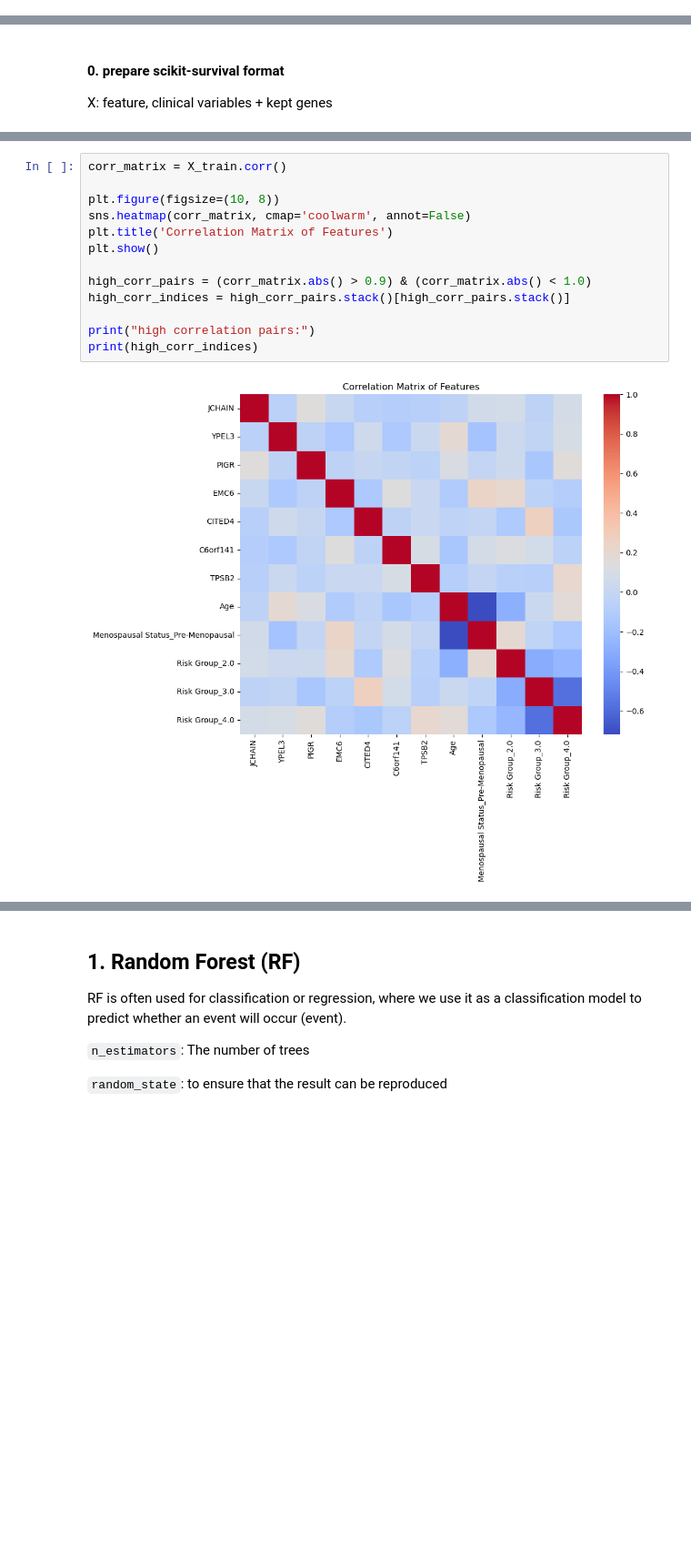
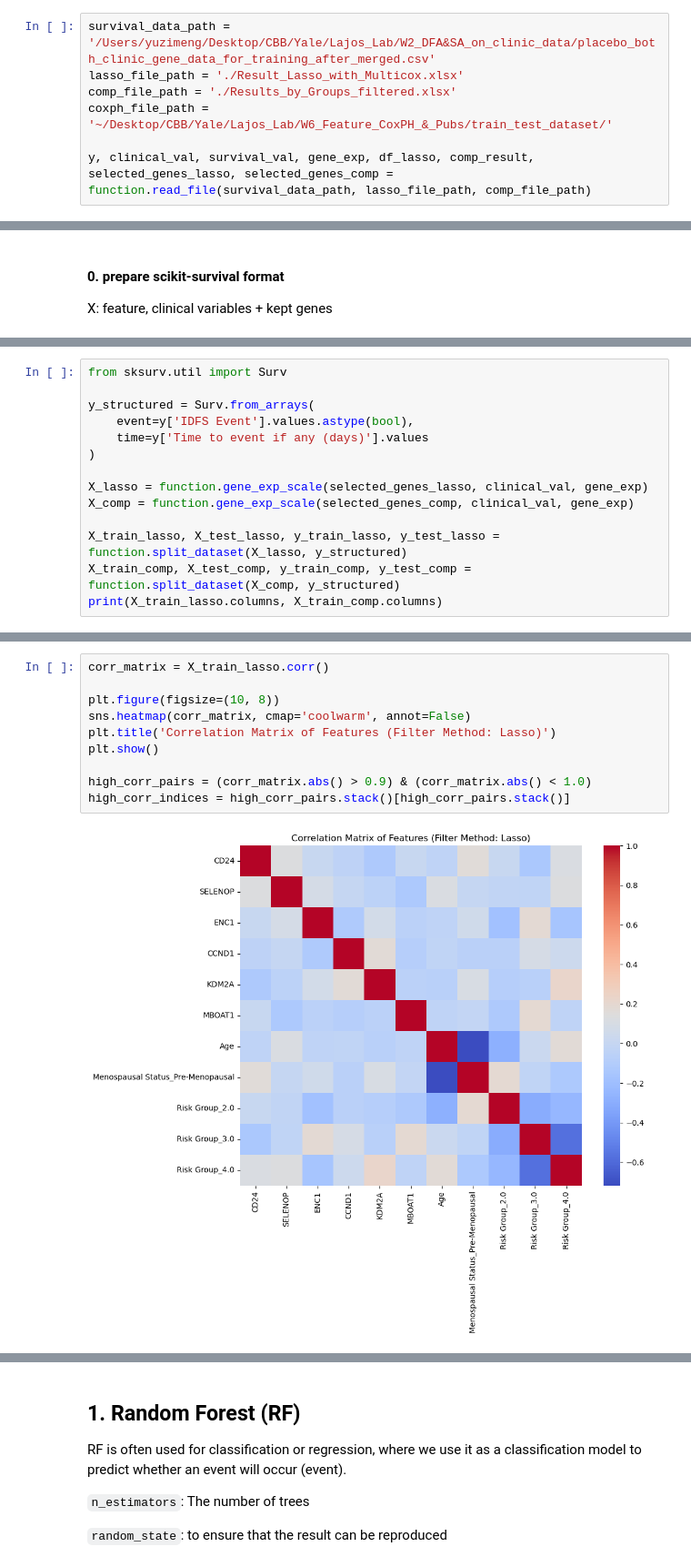
Before and after one commit to martina-yu/breast_cancer_research, a Jupyter notebook: W8_feature_Lasso_coxPH_Compare_two_groups/3.train_on_features.ipynb, the cells around one changed output, grey strips where cells are left out. Shown: that part at 91% size. Cells and saved outputs as stored; diff of their text form; blank space fills up the shorter version.

```diff
--- a/W8_feature_Lasso_coxPH_Compare_two_groups/3.train_on_features.ipynb
+++ b/W8_feature_Lasso_coxPH_Compare_two_groups/3.train_on_features.ipynb
@@ -94,0 +15,7 @@ sparsity is totally 6.476190476190475% among selected genes matrix
+# %%
+survival_data_path = '/Users/yuzimeng/Desktop/CBB/Yale/Lajos_Lab/W2_DFA&SA_on_clinic_data/placebo_both_clinic_gene_data_for_training_after_merged.csv'
+lasso_file_path = './Result_Lasso_with_Multicox.xlsx'
+comp_file_path = './Results_by_Groups_filtered.xlsx'
+coxph_file_path = '~/Desktop/CBB/Yale/Lajos_Lab/W6_Feature_CoxPH_&_Pubs/train_test_dataset/'
+
+y, clinical_val, survival_val, gene_exp, df_lasso, comp_result, selected_genes_lasso, selected_genes_comp = function.read_file(survival_data_path, lasso_file_path, comp_file_path)
@@ -207,0 +44,14 @@ df_y.to_csv(f'df_y_Lasso.csv', index=False)
+# %%
+from sksurv.util import Surv
+
+y_structured = Surv.from_arrays(
+    event=y['IDFS Event'].values.astype(bool),
+    time=y['Time to event if any (days)'].values
+)
+
+X_lasso = function.gene_exp_scale(selected_genes_lasso, clinical_val, gene_exp)
+X_comp = function.gene_exp_scale(selected_genes_comp, clinical_val, gene_exp)
+
+X_train_lasso, X_test_lasso, y_train_lasso, y_test_lasso = function.split_dataset(X_lasso, y_structured)
+X_train_comp, X_test_comp, y_train_comp, y_test_comp = function.split_dataset(X_comp, y_structured)
+print(X_train_lasso.columns, X_train_comp.columns)
@@ -208,15 +120,12 @@ df_y.to_csv(f'df_y_Lasso.csv', index=False)
 # %%
-corr_matrix = X_train.corr()
+corr_matrix = X_train_lasso.corr()
 
 plt.figure(figsize=(10, 8))
 sns.heatmap(corr_matrix, cmap='coolwarm', annot=False)
-plt.title('Correlation Matrix of Features')
+plt.title('Correlation Matrix of Features (Filter Method: Lasso)')
 plt.show()
 
 high_corr_pairs = (corr_matrix.abs() > 0.9) & (corr_matrix.abs() < 1.0)
 high_corr_indices = high_corr_pairs.stack()[high_corr_pairs.stack()]
-
-print("high correlation pairs:")
-print(high_corr_indices)
 # %% [output]
-[figure, old version]
+[figure, new version]
```
Also changed, not shown: parts of 70 cells of this notebook, 31 other files.
